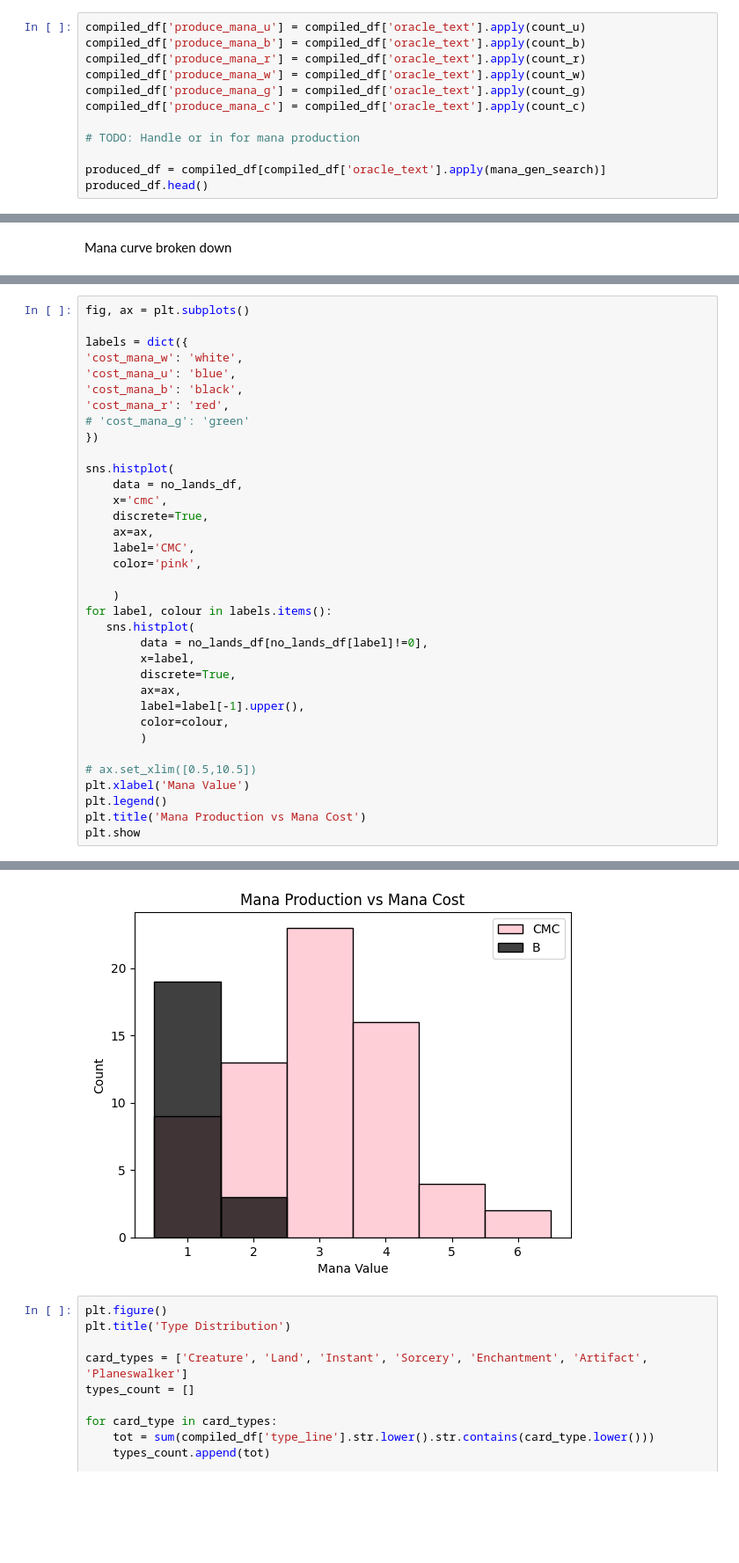
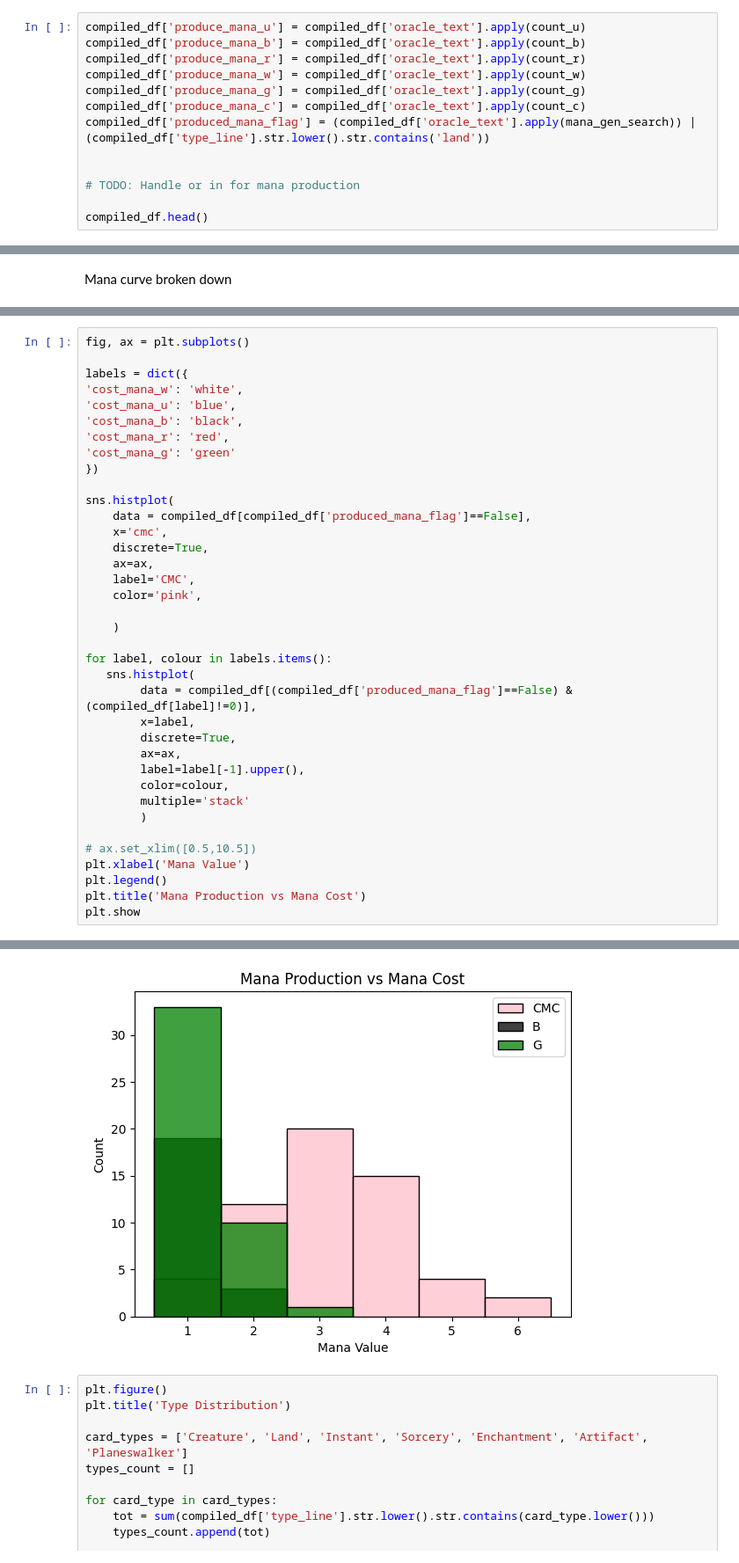
Before and after one commit to andrewknoesen/MTG_Deck_Builder, a Jupyter notebook: visuals_notebook/main.ipynb, the cells around one changed output, grey strips where cells are left out. Shown at 88% size. Drawn from its saved outputs; the diff is of its cells as text; blank space fills up the shorter version.

Commit message:
Finished visuals

```diff
--- a/visuals_notebook/main.ipynb
+++ b/visuals_notebook/main.ipynb
@@ -114,10 +137,11 @@ compiled_df['produce_mana_r'] = compiled_df['oracle_text'].apply(count_r)
 compiled_df['produce_mana_w'] = compiled_df['oracle_text'].apply(count_w)
 compiled_df['produce_mana_g'] = compiled_df['oracle_text'].apply(count_g)
 compiled_df['produce_mana_c'] = compiled_df['oracle_text'].apply(count_c)
+compiled_df['produced_mana_flag'] = (compiled_df['oracle_text'].apply(mana_gen_search)) | (compiled_df['type_line'].str.lower().str.contains('land'))
+
 
 # TODO: Handle or in for mana production
 
-produced_df = compiled_df[compiled_df['oracle_text'].apply(mana_gen_search)]
-produced_df.head()
+compiled_df.head()
 # %% [output]
 |  | card | qty | commander | highres_image | mana_cost | cmc | type_line | oracle_text | colors | ... |
@@ -180,37 +242,39 @@ labels = dict({
 'cost_mana_w': 'white',
 'cost_mana_u': 'blue',
 'cost_mana_b': 'black',
 'cost_mana_r': 'red',
-# 'cost_mana_g': 'green'
+'cost_mana_g': 'green'
 })
 
 sns.histplot(
-    data = no_lands_df,
+    data = compiled_df[compiled_df['produced_mana_flag']==False],
     x='cmc',
     discrete=True,
     ax=ax,
     label='CMC',
     color='pink',
 
     )
+
 for label, colour in labels.items():
    sns.histplot(
-        data = no_lands_df[no_lands_df[label]!=0],
+        data = compiled_df[(compiled_df['produced_mana_flag']==False) & (compiled_df[label]!=0)],
         x=label,
         discrete=True,
         ax=ax,
         label=label[-1].upper(),
         color=colour,
+        multiple='stack'
         )
 
 # ax.set_xlim([0.5,10.5])
 plt.xlabel('Mana Value')
 plt.legend()
 plt.title('Mana Production vs Mana Cost')
 plt.show
 # %% [output]
 <function matplotlib.pyplot.show(close=None, block=None)>
-[figure, old version]
+[figure, new version]
 # %%
 plt.figure()
 plt.title('Type Distribution')
```
Also changed, not shown: parts of 12 cells of this notebook.
